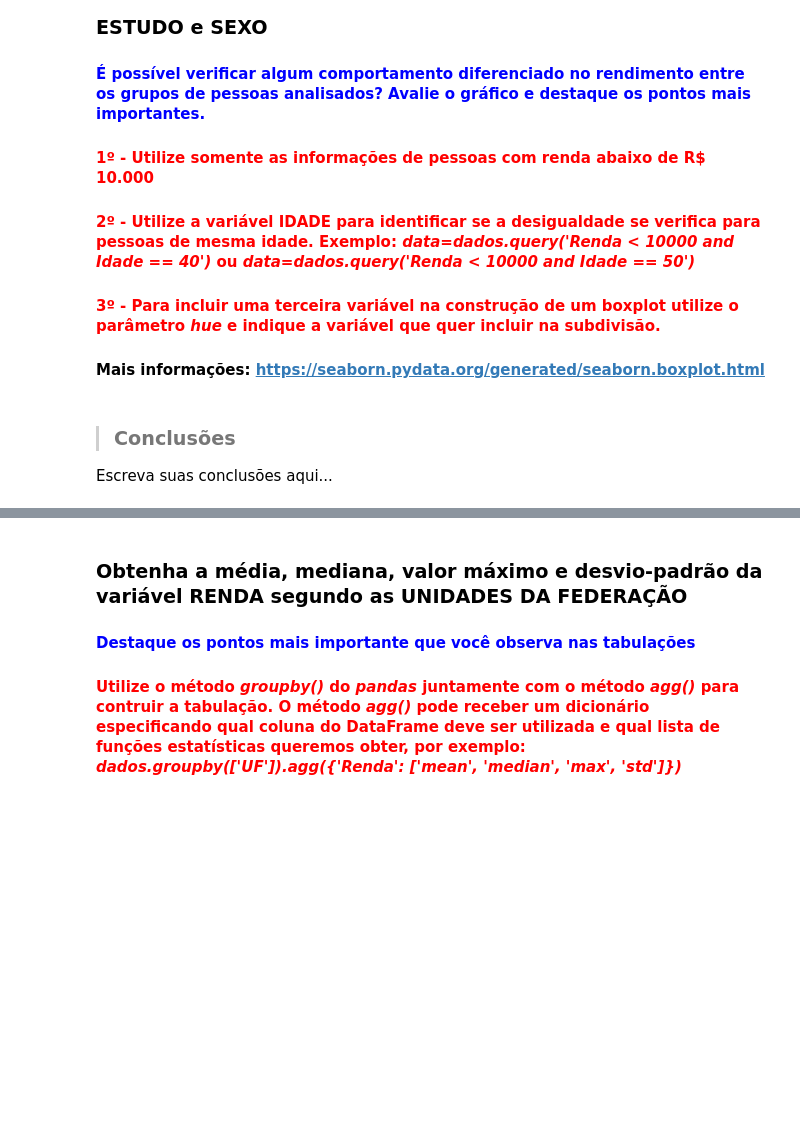
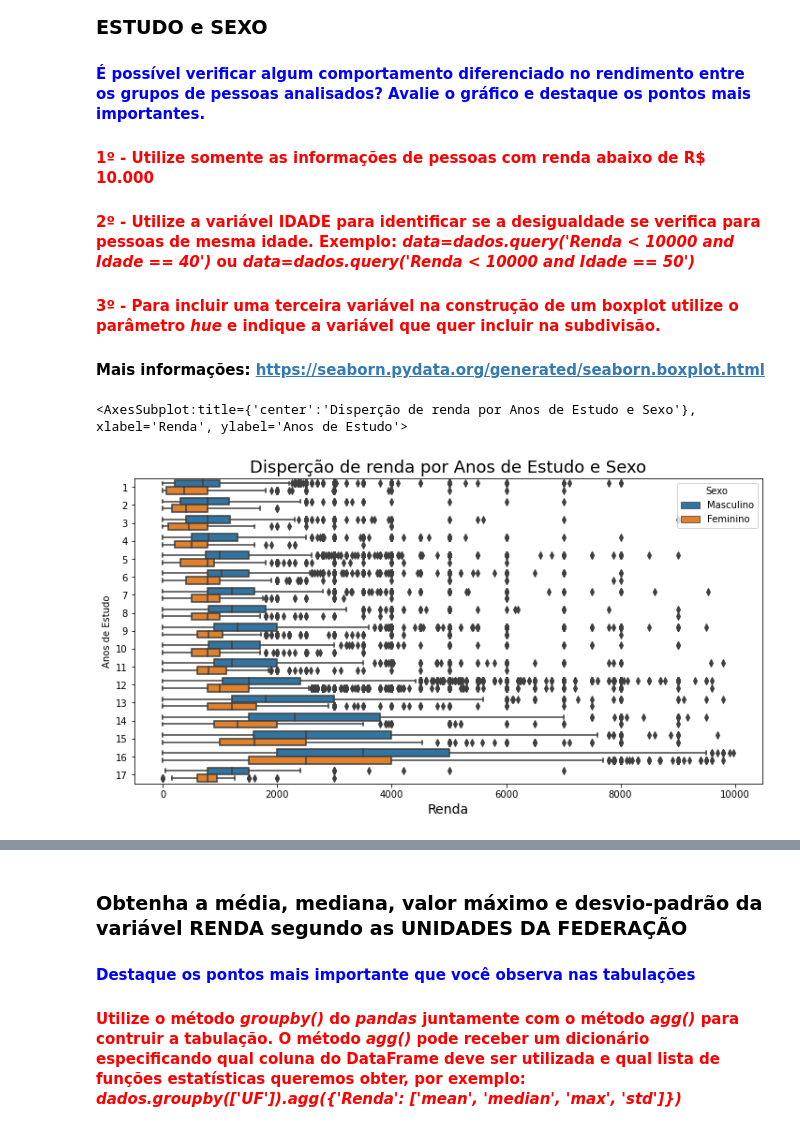
Before and after one commit to Caiocof/Estatistica_Python_01, a Jupyter notebook: Exercicios/Análise_Descritiva.ipynb, the cells around one changed output, grey strips where cells are left out. Cells and saved outputs as stored; diff of their text form; code cells hidden in the pictures; blank space fills up the shorter version.

```diff
--- a/Exercicios/Análise_Descritiva.ipynb
+++ b/Exercicios/Análise_Descritiva.ipynb
@@ -567,7 +622,12 @@ from scipy import stats
 #### <font color='red'>2º - Utilize a variável IDADE para identificar se a desigualdade se verifica para pessoas de mesma idade. Exemplo: <i>data=dados.query('Renda < 10000 and Idade == 40')</i> ou <i>data=dados.query('Renda < 10000 and Idade == 50')</i></font>
 #### <font color='red'>3º - Para incluir uma terceira variável na construção de um boxplot utilize o parâmetro <i>hue</i> e indique a variável que quer incluir na subdivisão.</font>
 #### Mais informações: https://seaborn.pydata.org/generated/seaborn.boxplot.html
-# %% [markdown]
-> ### Conclusões
-
-Escreva suas conclusões aqui...
+# %%
+ax = sns.boxplot(x='Renda', y='Anos de Estudo', hue='Sexo', orient='h', data=renda)
+ax.figure.set_size_inches(12,6)
+ax.set_title('Disperção de renda por Anos de Estudo e Sexo', fontsize=18)
+ax.set_xlabel('Renda', fontsize=14)
+ax
+# %% [output]
+<AxesSubplot:title={'center':'Disperção de renda por Anos de Estudo e Sexo'}, xlabel='Renda', ylabel='Anos de Estudo'>
+[figure, added]
```
Also changed, not shown: parts of 17 cells of this notebook, 1 other file.
